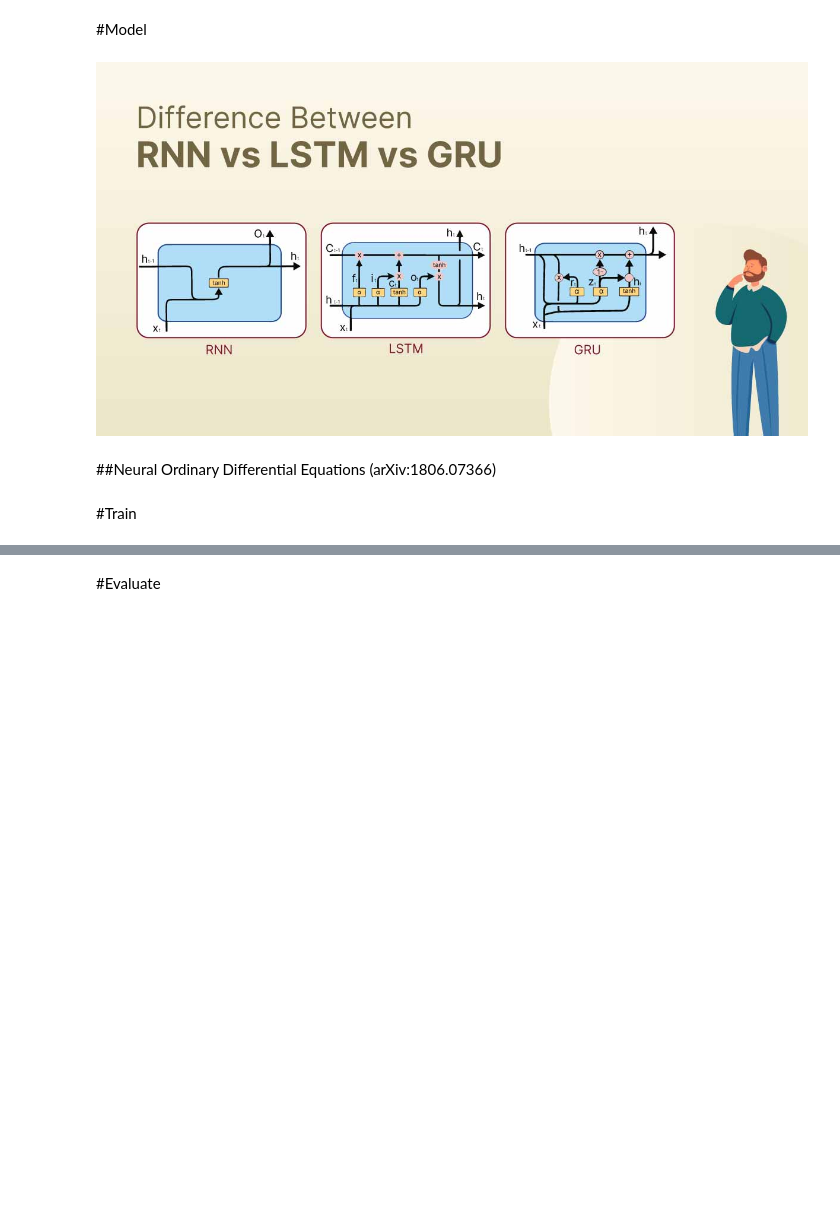
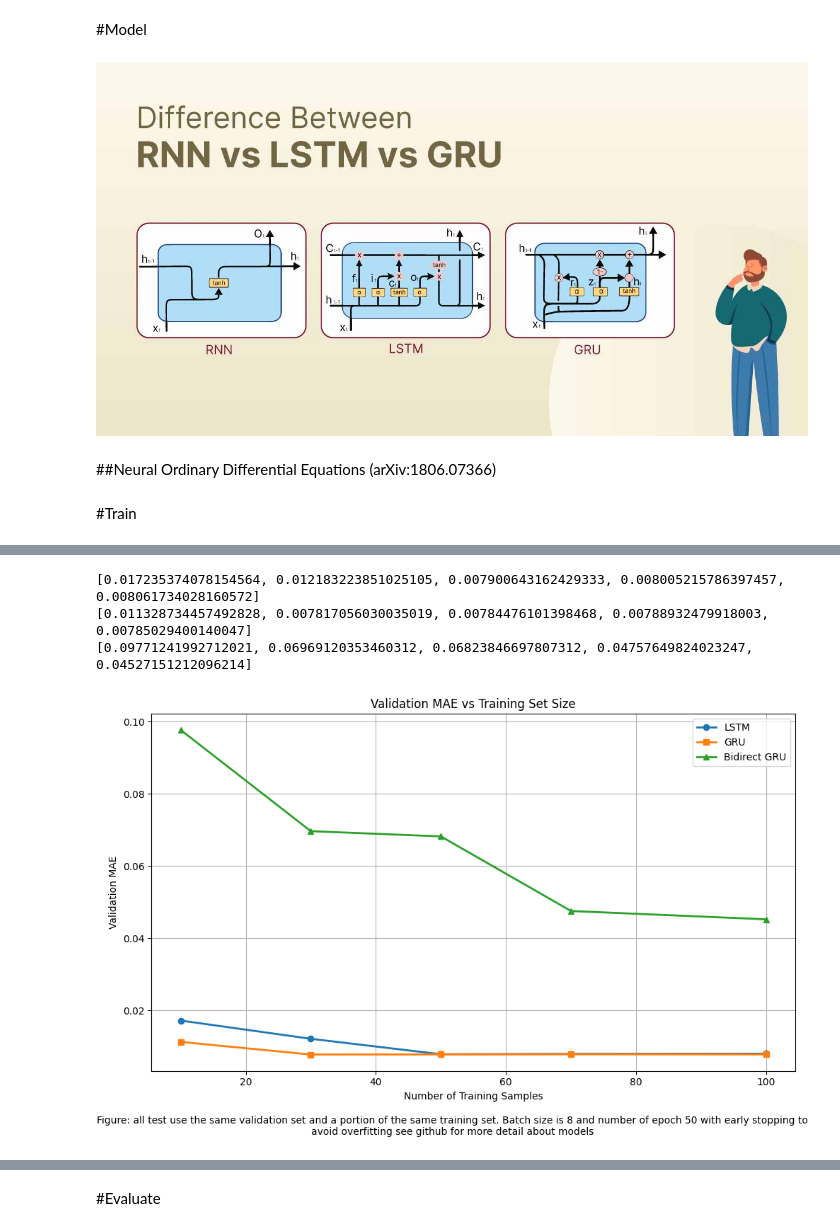
Before and after one commit to ChristopheGraveline064/CDA_mesurement, a Jupyter notebook: cda_notebook.ipynb, the cells around one changed output, grey strips where cells are left out. Saved outputs shown, nothing was run; the diff lists cells and outputs as text; code cells hidden in the pictures; blank space fills up the shorter version.

```diff
--- a/cda_notebook.ipynb
+++ b/cda_notebook.ipynb
@@ -151,0 +328,38 @@ Epoch 75/75
+# %%
+print(lstm_mae)
+print(gru_mae)
+print(bigru_mae)
+# %% [output]
+[0.017235374078154564, 0.012183223851025105, 0.007900643162429333, 0.008005215786397457, 0.008061734028160572]
+[0.011328734457492828, 0.007817056030035019, 0.00784476101398468, 0.00788932479918003, 0.00785029400140047]
+[0.09771241992712021, 0.06969120353460312, 0.06823846697807312, 0.04757649824023247, 0.04527151212096214]
+# %%
+import matplotlib.pyplot as plt
+
+# Example data (replace with your actual values)
+
+# Plotting
+plt.figure(figsize=(10, 6))
+plt.plot(training_sizes, lstm_mae, marker='o', label='LSTM', linewidth=2)
+plt.plot(training_sizes, gru_mae, marker='s', label='GRU', linewidth=2)
+plt.plot(training_sizes, bigru_mae, marker='^', label='Bidirect GRU', linewidth=2)
+
+# Labels and title
+plt.xlabel('Number of Training Samples')
+plt.ylabel('Validation MAE')
+plt.title('Validation MAE vs Training Set Size')
+plt.legend()
+plt.grid(True)
+
+
+plt.figtext(0.5, -0.05,
+            'Figure: all test use the same validation set and a portion of the same training set. Batch size is 8 and number of epoch 50 with early stopping to avoid overfitting see github for more detail about models',
+            wrap=True, horizontalalignment='center', fontsize=10)
+
+
+plt.tight_layout()
+
+# Show plot
+plt.show()
+# %% [output]
+[figure, added]
```
Also changed, not shown: parts of 16 cells of this notebook.
